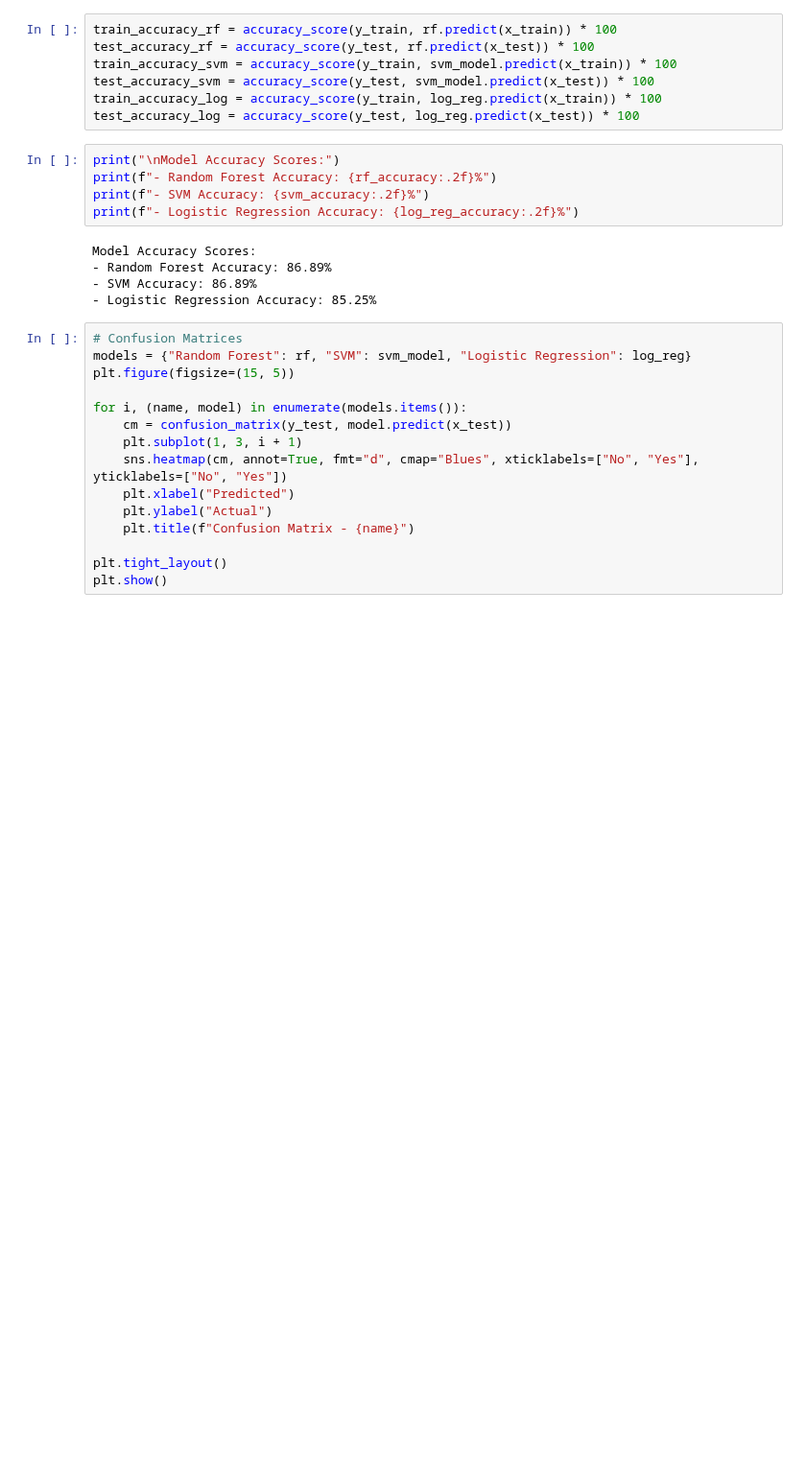
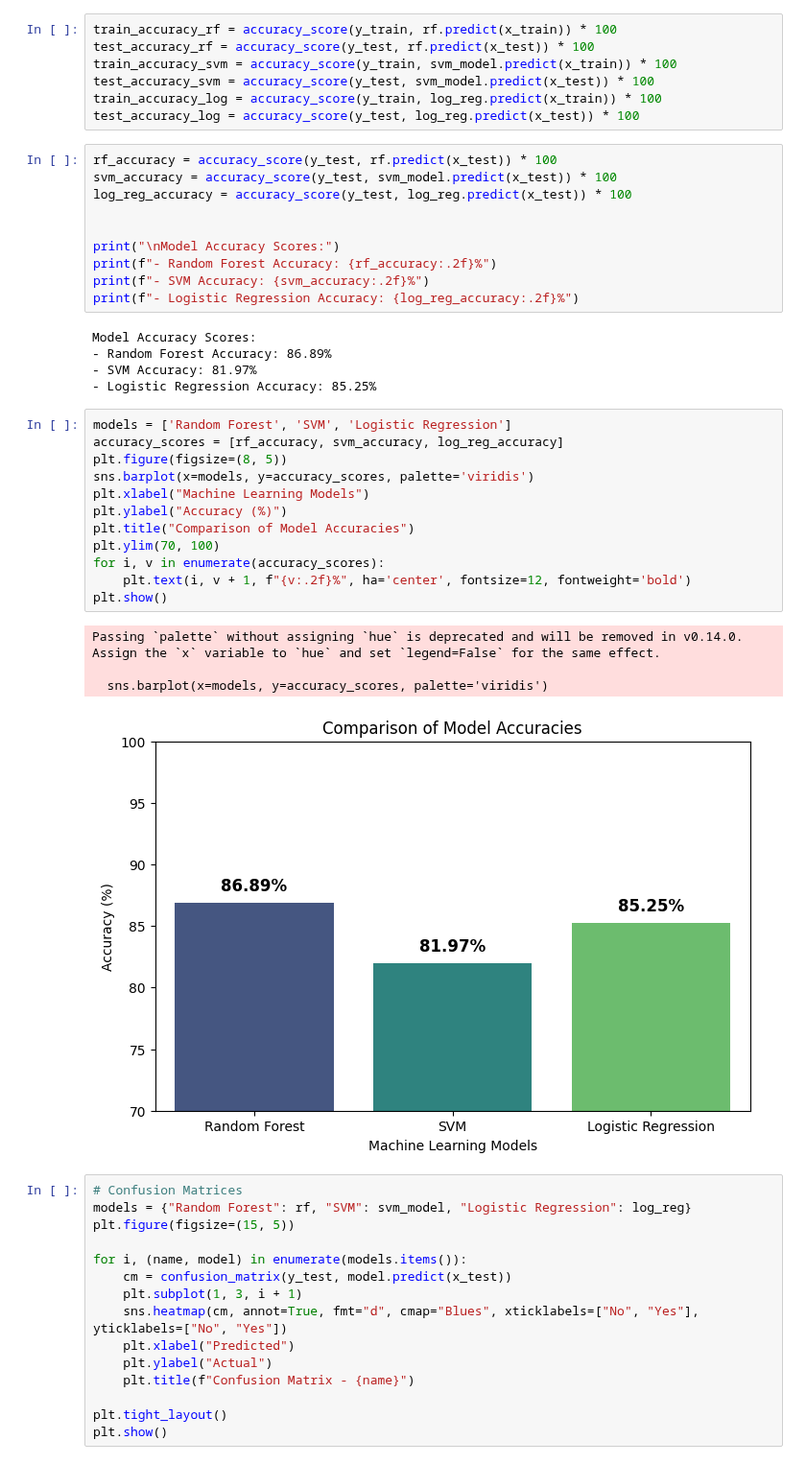
Before and after one commit to shambhavi1708/disease-detection-system, a Jupyter notebook: Cardiovascular_Disease.ipynb, the cells around one changed output. Shown at 96% size. Drawn from its saved outputs; the diff is of its cells as text; blank space fills up the shorter version.

```diff
--- a/Cardiovascular_Disease.ipynb
+++ b/Cardiovascular_Disease.ipynb
@@ -84,6 +84,11 @@ test_accuracy_svm = accuracy_score(y_test, svm_model.predict(x_test)) * 100
 train_accuracy_log = accuracy_score(y_train, log_reg.predict(x_train)) * 100
 test_accuracy_log = accuracy_score(y_test, log_reg.predict(x_test)) * 100
 # %%
+rf_accuracy = accuracy_score(y_test, rf.predict(x_test)) * 100
+svm_accuracy = accuracy_score(y_test, svm_model.predict(x_test)) * 100
+log_reg_accuracy = accuracy_score(y_test, log_reg.predict(x_test)) * 100
+
+
 print("\nModel Accuracy Scores:")
 print(f"- Random Forest Accuracy: {rf_accuracy:.2f}%")
 print(f"- SVM Accuracy: {svm_accuracy:.2f}%")
@@ -91,8 +96,25 @@ print(f"- Logistic Regression Accuracy: {log_reg_accuracy:.2f}%")
 # %% [output]
 Model Accuracy Scores:
 - Random Forest Accuracy: 86.89%
-- SVM Accuracy: 86.89%
+- SVM Accuracy: 81.97%
 - Logistic Regression Accuracy: 85.25%
+# %%
+models = ['Random Forest', 'SVM', 'Logistic Regression']
+accuracy_scores = [rf_accuracy, svm_accuracy, log_reg_accuracy]
+plt.figure(figsize=(8, 5))
+sns.barplot(x=models, y=accuracy_scores, palette='viridis')
+plt.xlabel("Machine Learning Models")
+plt.ylabel("Accuracy (%)")
+plt.title("Comparison of Model Accuracies")
+plt.ylim(70, 100)
+for i, v in enumerate(accuracy_scores):
+    plt.text(i, v + 1, f"{v:.2f}%", ha='center', fontsize=12, fontweight='bold')
+plt.show()
+# %% [output]
+Passing `palette` without assigning `hue` is deprecated and will be removed in v0.14.0. Assign the `x` variable to `hue` and set `legend=False` for the same effect.
+
+  sns.barplot(x=models, y=accuracy_scores, palette='viridis')
+[figure, added]
 # %%
 # Confusion Matrices
 models = {"Random Forest": rf, "SVM": svm_model, "Logistic Regression": log_reg}
```
